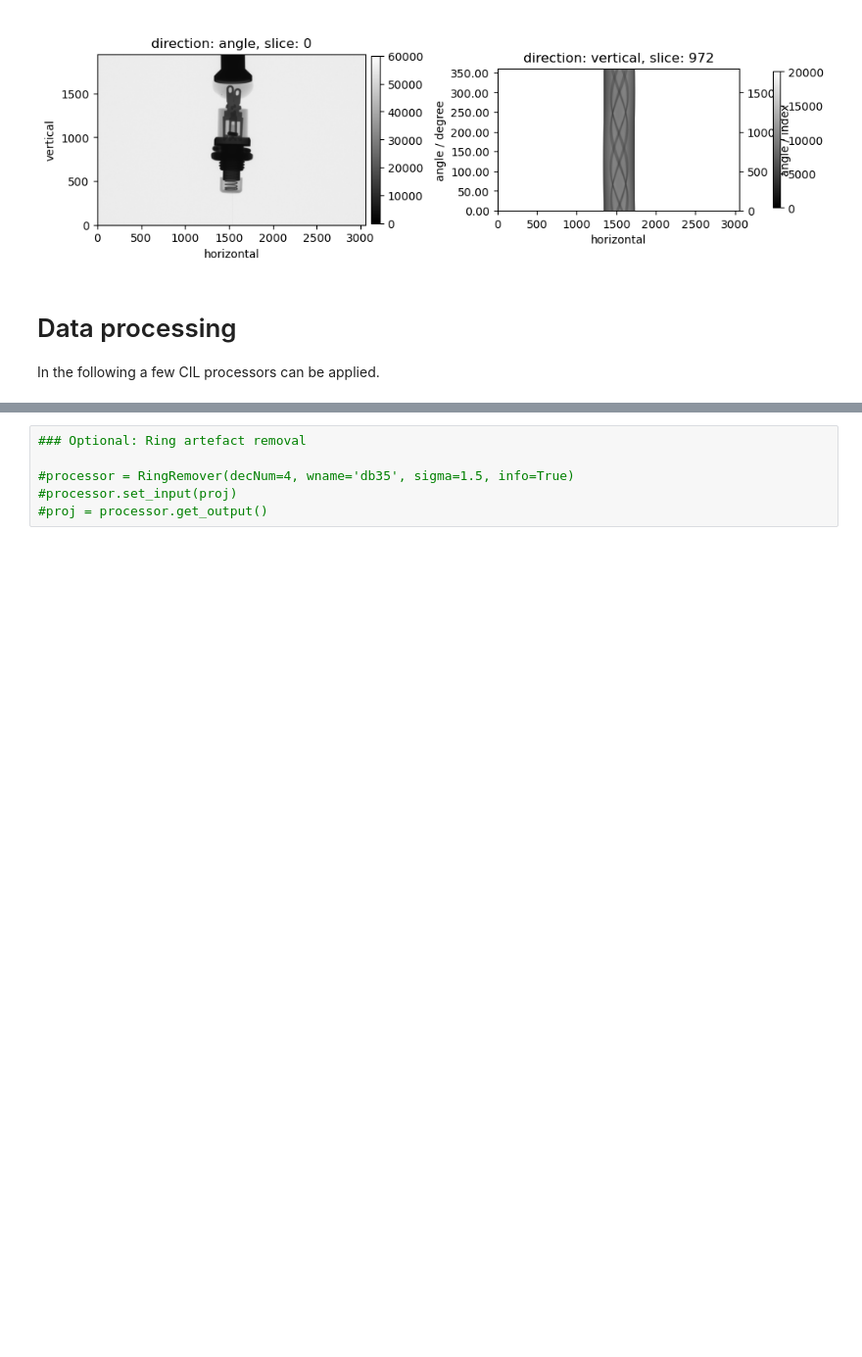
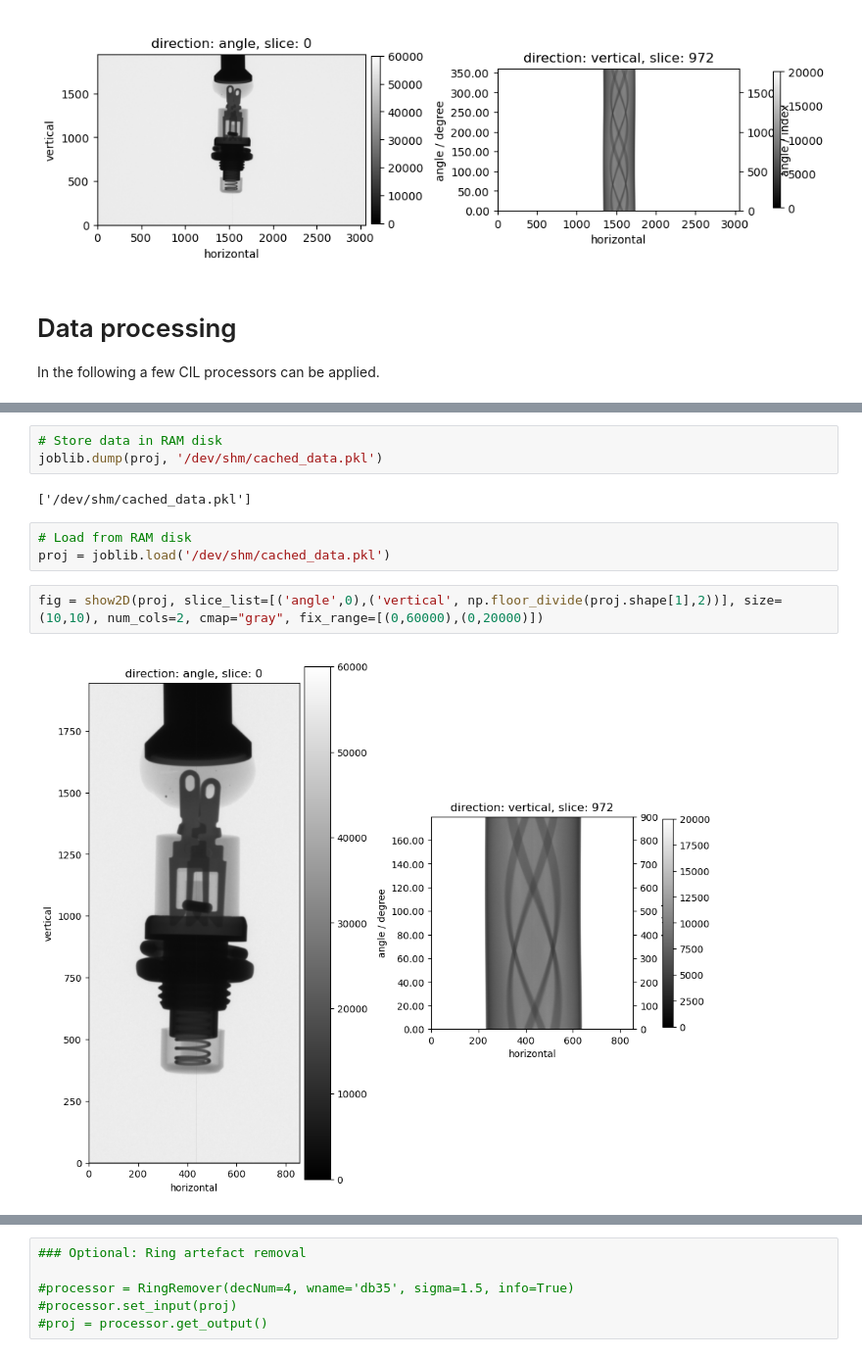
Before and after one commit to tleissner/cil-import-bruker, a Jupyter notebook: bruker2cil.ipynb, the cells around one changed output, grey strips where cells are left out. Shown at 98% size. Drawn from its saved outputs; the diff is of its cells as text; blank space fills up the shorter version.

```diff
--- a/bruker2cil.ipynb
+++ b/bruker2cil.ipynb
@@ -113,3 +124,15 @@ In the following a few CIL processors can be applied.
+# %%
+# Store data in RAM disk
+joblib.dump(proj, '/dev/shm/cached_data.pkl')
+# %% [output]
+['/dev/shm/cached_data.pkl']
+# %%
+# Load from RAM disk
+proj = joblib.load('/dev/shm/cached_data.pkl')
+# %%
+fig = show2D(proj, slice_list=[('angle',0),('vertical', np.floor_divide(proj.shape[1],2))], size=(10,10), num_cols=2, cmap="gray", fix_range=[(0,60000),(0,20000)])
+# %% [output]
+[figure, added]
 # %%
 ### Optional: Apply Centre of Rotation Corrector
 
```
Also changed, not shown: parts of 14 cells of this notebook, 1 other file.
